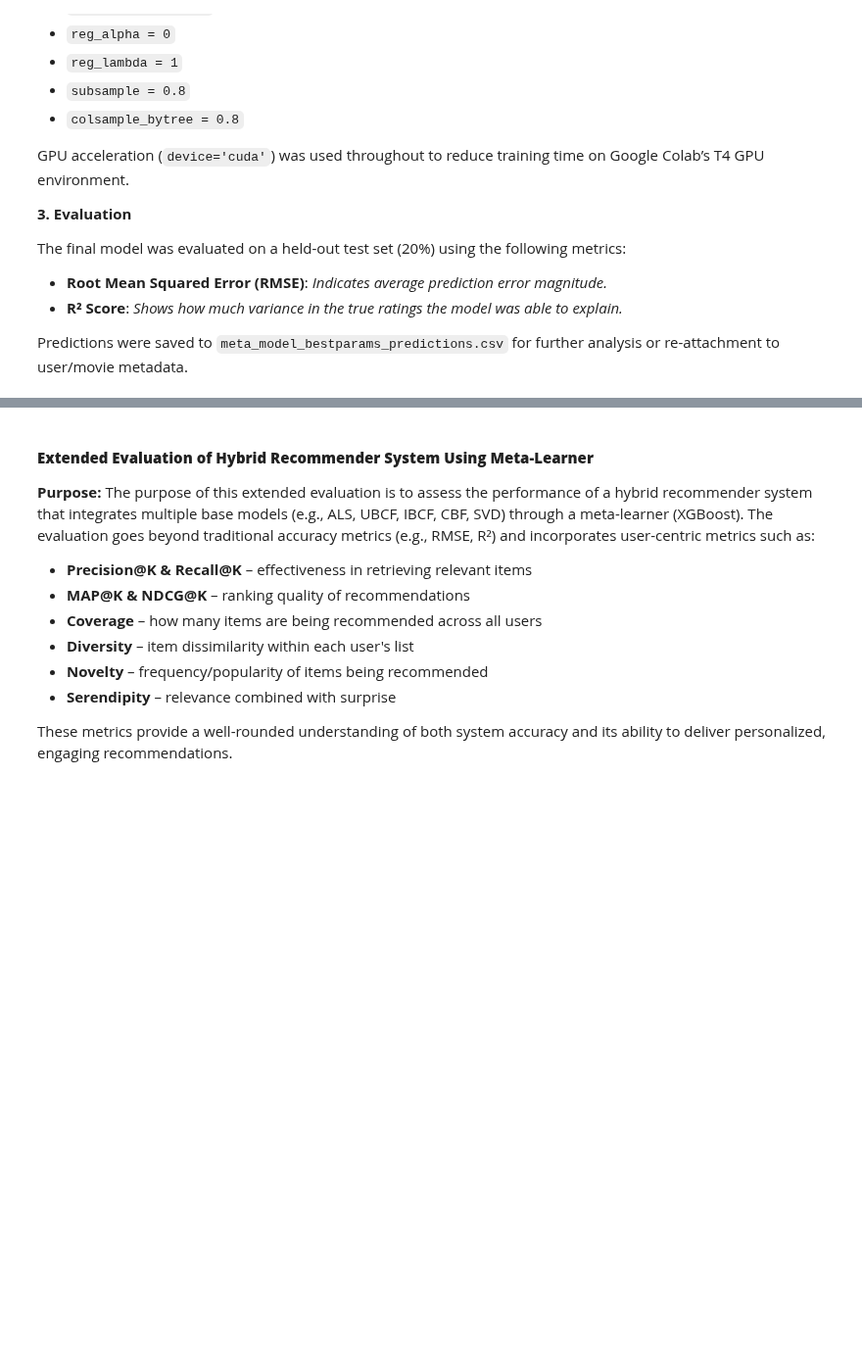
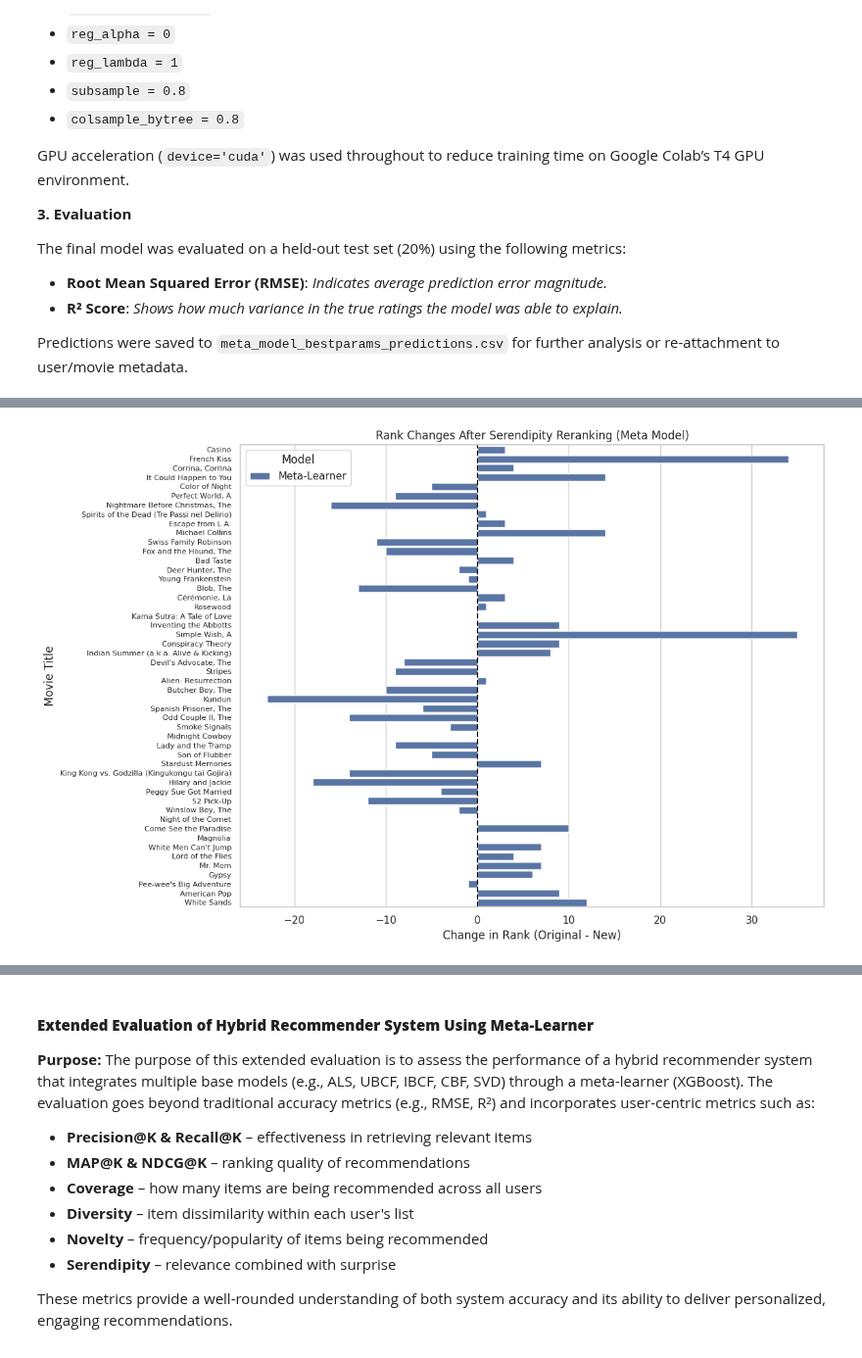
Before and after one commit to hawa1983/DATA-612, a Jupyter notebook: Final_Project.ipynb, the cells around one changed output, grey strips where cells are left out. Shown at 98% size. Drawn from its saved outputs; the diff is of its cells as text; code cells hidden in the pictures; blank space fills up the shorter version.

```diff
--- a/Final_Project.ipynb
+++ b/Final_Project.ipynb
@@ -1436,0 +2754,92 @@ R²: 0.3577
+# %%
+import pandas as pd
+import numpy as np
+import matplotlib.pyplot as plt
+import seaborn as sns
+
+# === Load Recommendations and Similarity Matrix ===
+import pandas as pd
+import numpy as np
+import matplotlib.pyplot as plt
+import seaborn as sns
+
+# === Load Recommendations and Similarity Matrices ===
+meta_model_top50 = pd.read_csv("top50_meta_model_user_1680.csv")
+
+# (assumes movie_similarity_meta is either a numpy array or a DataFrame with index of valid movieIds)
+if isinstance(movie_similarity_meta, pd.DataFrame):
+    valid_movie_ids = list(movie_similarity_meta.index)
+else:
+    valid_movie_ids = movies["movieId"].iloc[:movie_similarity_meta.shape[0]].tolist()
+
+movieId_to_idx = {mid: idx for idx, mid in enumerate(valid_movie_ids)}
+
+# === Serendipity Reranking Function ===
+def rerank_serendipity(top_recommendations, sim_matrix, alpha=0.5, movieId_to_idx=None):
+    reranked = []
+    selected = []
+
+    for movie_id, score in top_recommendations:
+        if not selected:
+            penalty = 0
+        else:
+            if isinstance(sim_matrix, pd.DataFrame):
+                similarities = sim_matrix.loc[movie_id, selected].values
+            else:
+                i = movieId_to_idx.get(movie_id)
+                j_list = [movieId_to_idx.get(m) for m in selected if movieId_to_idx.get(m) is not None and movieId_to_idx.get(m) < sim_matrix.shape[0]]
+                similarities = sim_matrix[i, j_list] if i is not None and j_list else []
+            penalty = sum(similarities)
+
+        adjusted_score = score - alpha * penalty
+        reranked.append((movie_id, adjusted_score))
+        selected.append(movie_id)
+
+    return sorted(reranked, key=lambda x: x[1], reverse=True)
+
+# === Rank Change Tracking Function ===
+def rank_change_diversity(original_df, reranked_list, model_name):
+    original_df = original_df.copy()
+    original_df["OriginalRank"] = range(1, len(original_df) + 1)
+
+    reranked_df = pd.DataFrame(reranked_list[:50], columns=["movieId", "AdjustedScore"])
+    reranked_df["NewRank"] = range(1, len(reranked_df) + 1)
+
+    merged = original_df.merge(reranked_df, on="movieId", how="outer")
+    merged["RankChange"] = merged["OriginalRank"] - merged["NewRank"]
+    merged["RankType"] = model_name
+
+    return merged[["movieId", "title", "OriginalRank", "NewRank", "RankChange", "RankType"]]
+
+# === Apply Serendipity Reranking to Meta Model ===
+reranked_meta = rerank_serendipity(
+    meta_model_top50[["movieId", "pred_rating"]].values.tolist(),
+    movie_similarity_meta,  # <-- your item similarity matrix
+    alpha=0.5,
+    movieId_to_idx=movieId_to_idx
+)
+change_meta = rank_change_diversity(meta_model_top50, reranked_meta, "Meta-Learner")
+serendipity_df = change_meta.copy()
+
+# === Remove year from title ===
+serendipity_df["title"] = serendipity_df["title"].str.replace(r"\s*\(\d{4}\)$", "", regex=True)
+
+# === Plot Rank Changes ===
+plt.figure(figsize=(12, 8))
+sns.barplot(
+    data=serendipity_df,
+    x="RankChange",
+    y="title",
+    hue="RankType",
+    dodge=True
+)
+plt.axvline(0, color='black', linestyle='--')
+plt.title("Rank Changes After Serendipity Reranking (Meta Model)")
+plt.xlabel("Change in Rank (Original - New)")
+plt.ylabel("Movie Title")
+plt.yticks(fontsize=8)
+plt.legend(title="Model")
+plt.tight_layout()
+plt.show()
+# %% [output]
+[figure, added]
```
Also changed, not shown: parts of 69 cells of this notebook.
